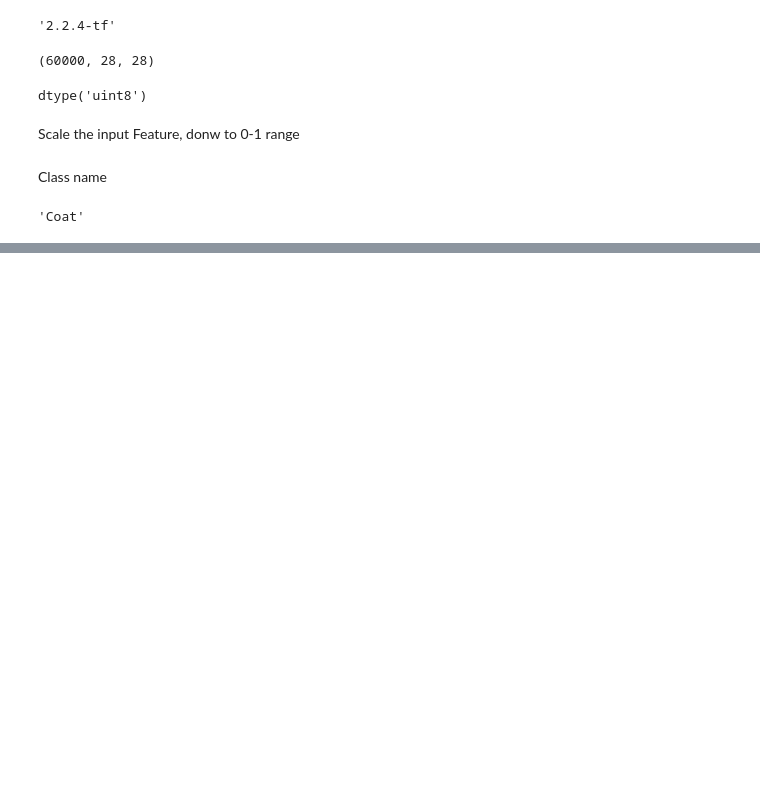
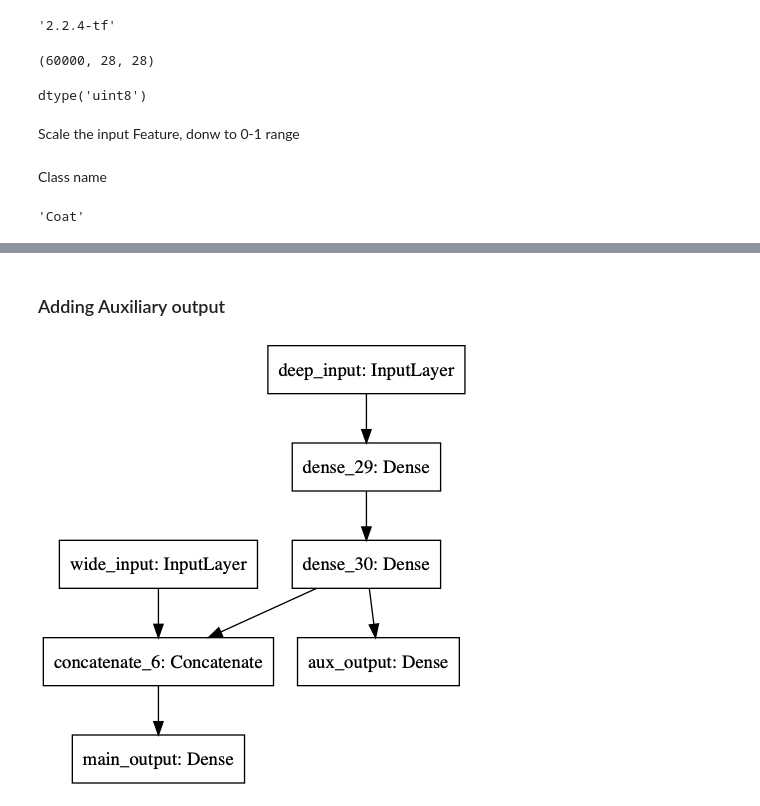
Before and after one commit to corvettettt/TensorFlowStudy, a Jupyter notebook: Chapter10/Untitled.ipynb, the cells around one changed output, grey strips where cells are left out. Saved outputs shown, nothing was run; the diff lists cells and outputs as text; code cells hidden in the pictures; blank space fills up the shorter version.

```diff
--- a/Chapter10/Untitled.ipynb
+++ b/Chapter10/Untitled.ipynb
@@ -103,0 +273,14 @@ model.compile(loss='sparse_categorical_crossentropy',optimizer='sgd',metrics=['a
+# %% [markdown]
+### Adding Auxiliary output
+# %%
+inputs_A = keras.layers.Input(shape=[5],name='wide_input')
+inputs_B = keras.layers.Input(shape=[6],name='deep_input')
+hidden1 = keras.layers.Dense(30,activation='relu')(inputs_B)
+hidden2 = keras.layers.Dense(30,activation='relu')(hidden1)
+concat = keras.layers.Concatenate()([inputs_A,hidden2])
+output = keras.layers.Dense(1,name='main_output')(concat)
+aux_output = keras.layers.Dense(1,name='aux_output')(hidden2)
+model = keras.Model(inputs=[inputs_A,inputs_B],outputs=[output,aux_output])
+keras.utils.plot_model(model)
+# %% [output]
+[figure, added]
```
Also changed, not shown: parts of 61 cells of this notebook, 5 other files.
